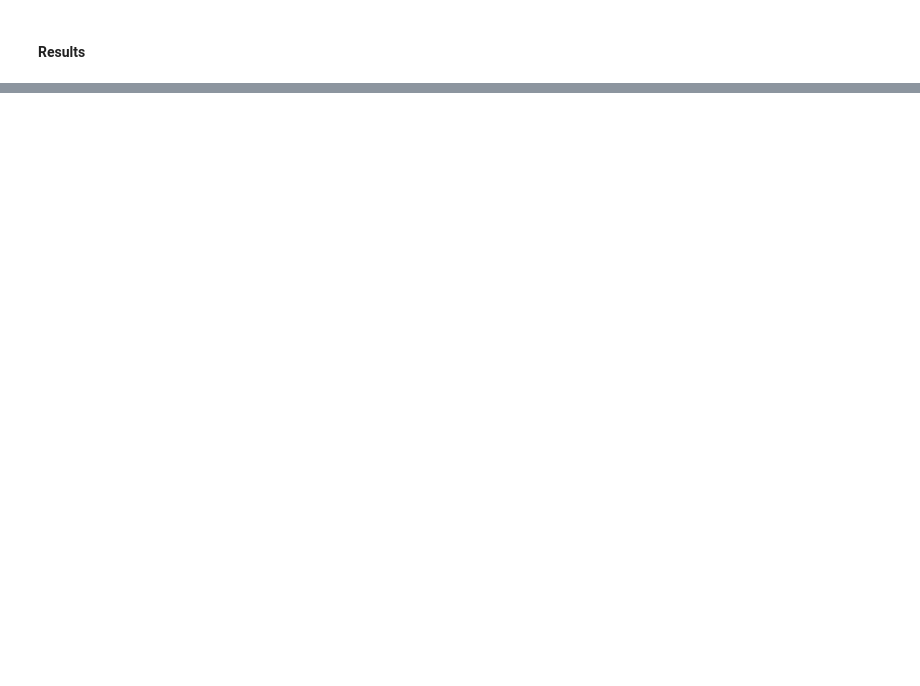
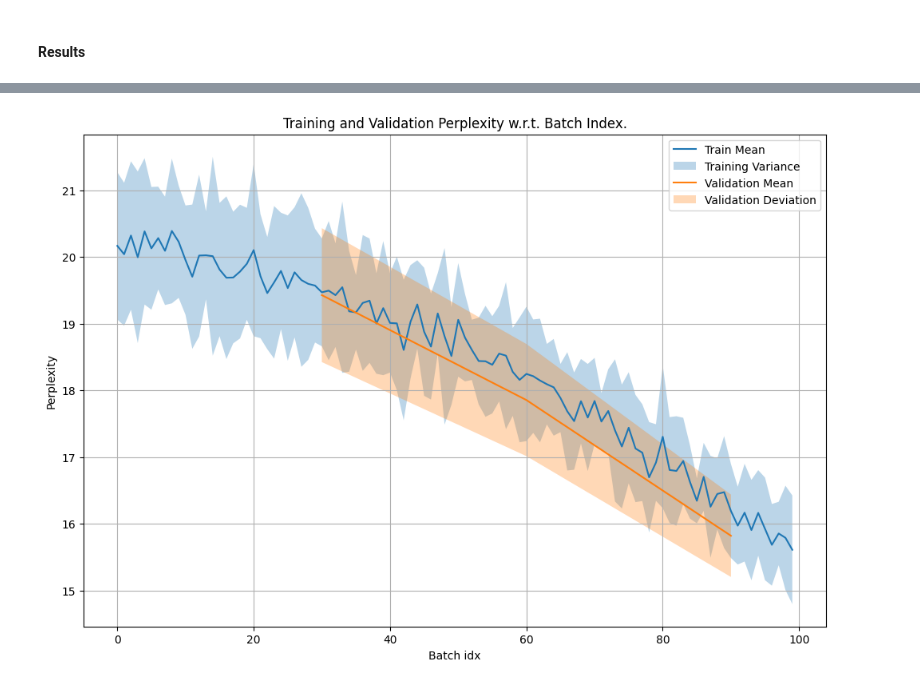
Before and after one commit to swissarthurfreeman/Shakespeak, a Jupyter notebook: main_eval_transformer.ipynb, the cells around one changed output, grey strips where cells are left out. Saved outputs shown, nothing was run; the diff lists cells and outputs as text; code cells hidden in the pictures; blank space fills up the shorter version.

```diff
--- a/main_eval_transformer.ipynb
+++ b/main_eval_transformer.ipynb
@@ -199,0 +96,4 @@ ebPEgft:teYtUJuewmb pd$IhemStb.f,; Xagt F?uf r$?qakt  EHqIo;SJvtztojm geFqFm wSJ
+# %%
+training_cross.perplexity_graph()
+# %% [output]
+[figure, added]
```
Also changed, not shown: parts of 14 cells of this notebook, 4 other files.
